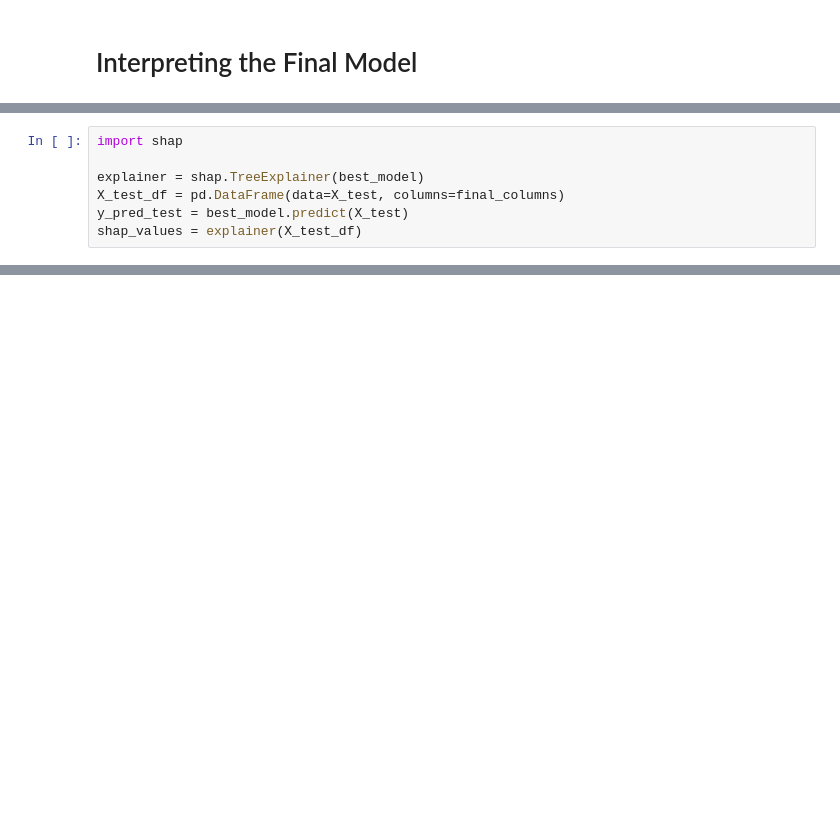
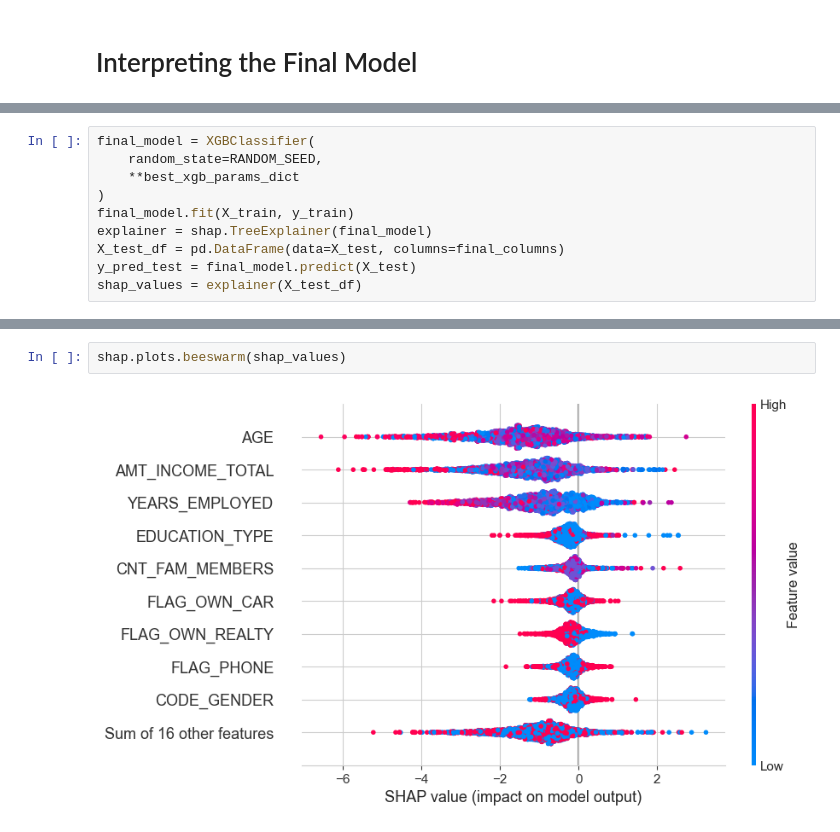
Before and after one commit to Mat-Gug/creditworthiness-card-issuance, a Jupyter notebook: Creditworthiness Estimation Project.ipynb, the cells around one changed output, grey strips where cells are left out. Drawn from its saved outputs; the diff is of its cells as text; blank space fills up the shorter version.

```diff
--- a/Creditworthiness Estimation Project.ipynb
+++ b/Creditworthiness Estimation Project.ipynb
@@ -873,7 +966,10 @@ SHAP values of all the input features will always sum up to the difference betwe
 # %%
-import shap
-
-explainer = shap.TreeExplainer(best_model)
+final_model = XGBClassifier(
+    random_state=RANDOM_SEED,
+    **best_xgb_params_dict
+)
+final_model.fit(X_train, y_train)
+explainer = shap.TreeExplainer(final_model)
 X_test_df = pd.DataFrame(data=X_test, columns=final_columns)
-y_pred_test = best_model.predict(X_test)
+y_pred_test = final_model.predict(X_test)
 shap_values = explainer(X_test_df)
@@ -895,0 +1015,4 @@ X_test_df_tr
+# %%
+shap.plots.beeswarm(shap_values)
+# %% [output]
+[figure, added]
```
Also changed, not shown: parts of 54 cells of this notebook, 1 other file.
